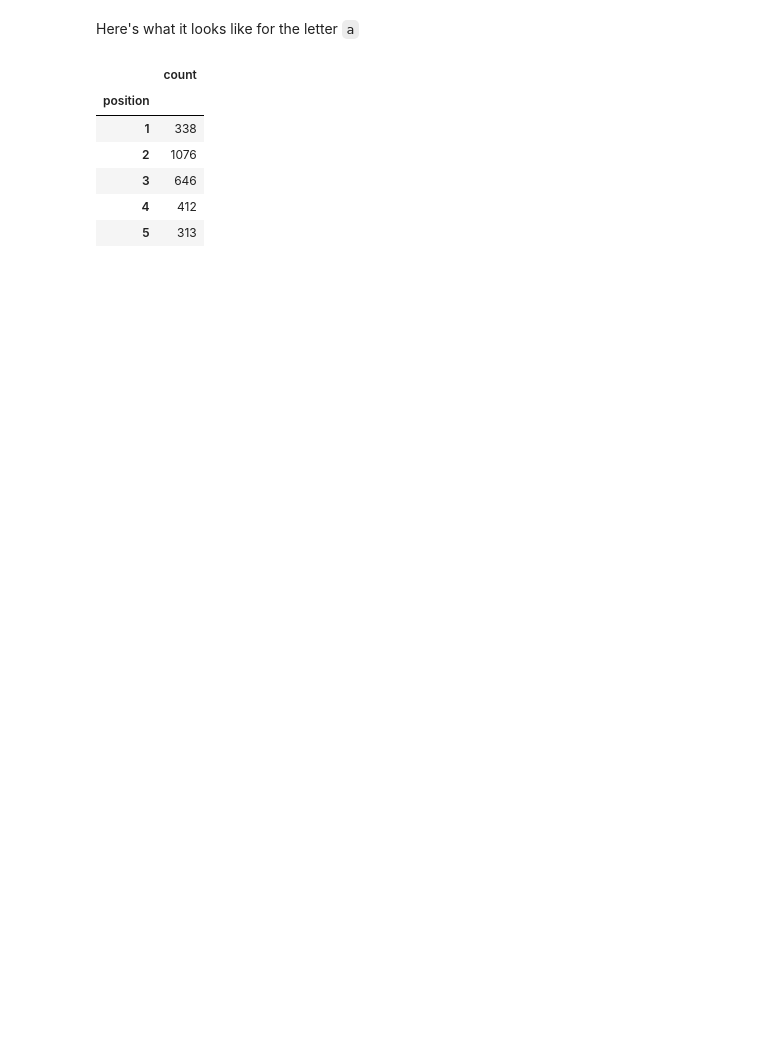
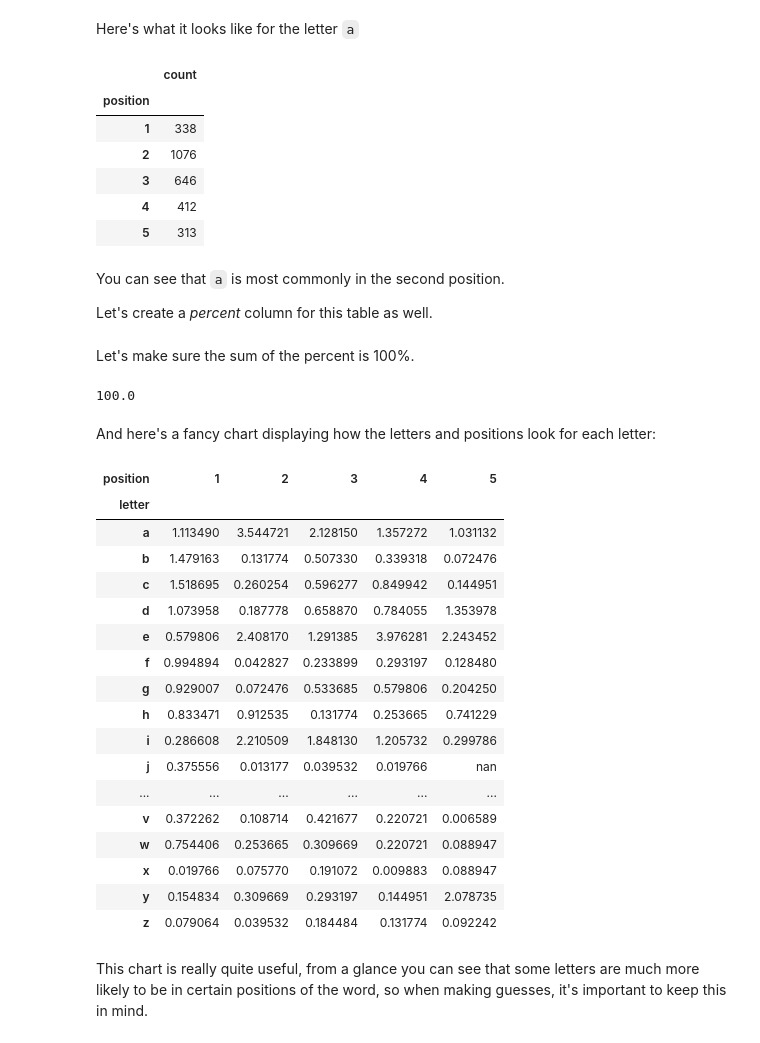
Before and after one commit to nicobako/pythonic-misadventures, a Jupyter notebook: blog/wordle.ipynb, the cells around one changed output. Drawn from its saved outputs; the diff is of its cells as text; code cells hidden in the pictures; blank space fills up the shorter version.

```diff
--- a/blog/wordle.ipynb
+++ b/blog/wordle.ipynb
@@ -155,3 +224,7 @@ letters_position.loc["a"]
 | 3 | 646 |
 | 4 | 412 |
 | 5 | 313 |
+# %% [markdown]
+You  can see that `a` is most commonly in the second position.
+
+Let's create a *percent* column for this table as well.
@@ -157,0 +235,38 @@ letters_position.loc["a"]
+# %% [markdown]
+Let's make sure the sum of the percent is 100%.
+# %%
+letters_position["percent"].sum()
+# %% [output]
+100.0
+# %% [markdown]
+And here's a fancy chart displaying how the letters and positions
+look for each letter:
+# %%
+letters_position_pivoted = letters_position.reset_index().pivot(
+    index="letter", columns="position", values="percent"
+)
+letters_position_pivoted.sort_values("letter")
+letters_position_pivoted.style.background_gradient("YlGn")
+# %% [output]
+| position | 1 | 2 | 3 | 4 | 5 |
+| letter |  |  |  |  |  |
+| a | 1.113490 | 3.544721 | 2.128150 | 1.357272 | 1.031132 |
+| b | 1.479163 | 0.131774 | 0.507330 | 0.339318 | 0.072476 |
+| c | 1.518695 | 0.260254 | 0.596277 | 0.849942 | 0.144951 |
+| d | 1.073958 | 0.187778 | 0.658870 | 0.784055 | 1.353978 |
+| e | 0.579806 | 2.408170 | 1.291385 | 3.976281 | 2.243452 |
+| f | 0.994894 | 0.042827 | 0.233899 | 0.293197 | 0.128480 |
+| g | 0.929007 | 0.072476 | 0.533685 | 0.579806 | 0.204250 |
+| h | 0.833471 | 0.912535 | 0.131774 | 0.253665 | 0.741229 |
+| i | 0.286608 | 2.210509 | 1.848130 | 1.205732 | 0.299786 |
+| j | 0.375556 | 0.013177 | 0.039532 | 0.019766 | nan |
+| ... | ... | ... | ... | ... | ... |
+| v | 0.372262 | 0.108714 | 0.421677 | 0.220721 | 0.006589 |
+| w | 0.754406 | 0.253665 | 0.309669 | 0.220721 | 0.088947 |
+| x | 0.019766 | 0.075770 | 0.191072 | 0.009883 | 0.088947 |
+| y | 0.154834 | 0.309669 | 0.293197 | 0.144951 | 2.078735 |
+| z | 0.079064 | 0.039532 | 0.184484 | 0.131774 | 0.092242 |
+# %% [markdown]
+This chart is really quite useful, from a glance you can see that
+some letters are much more likely to be in certain positions of the word,
+so when making guesses, it's important to keep this in mind.
```
Also changed, not shown: parts of 31 cells of this notebook.
